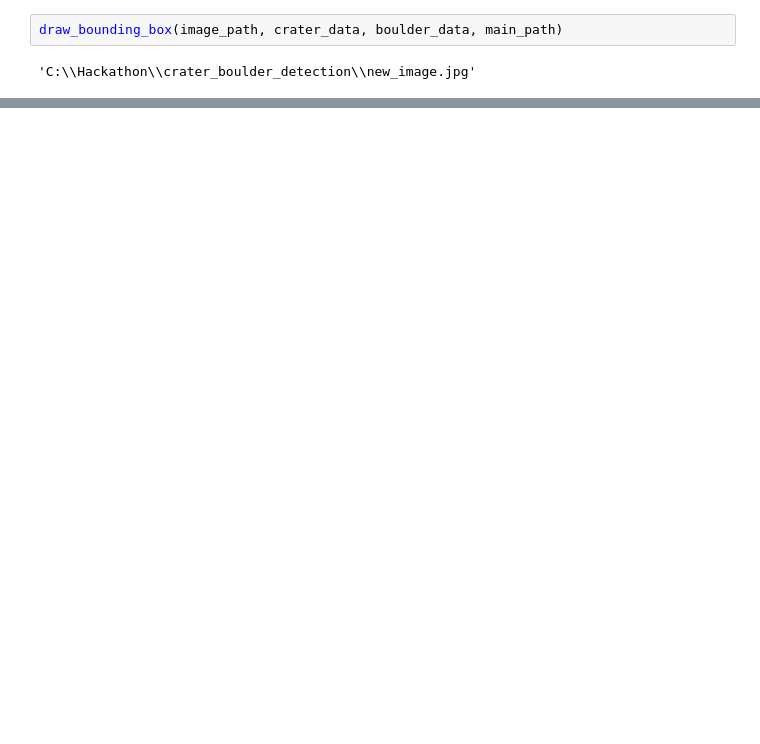
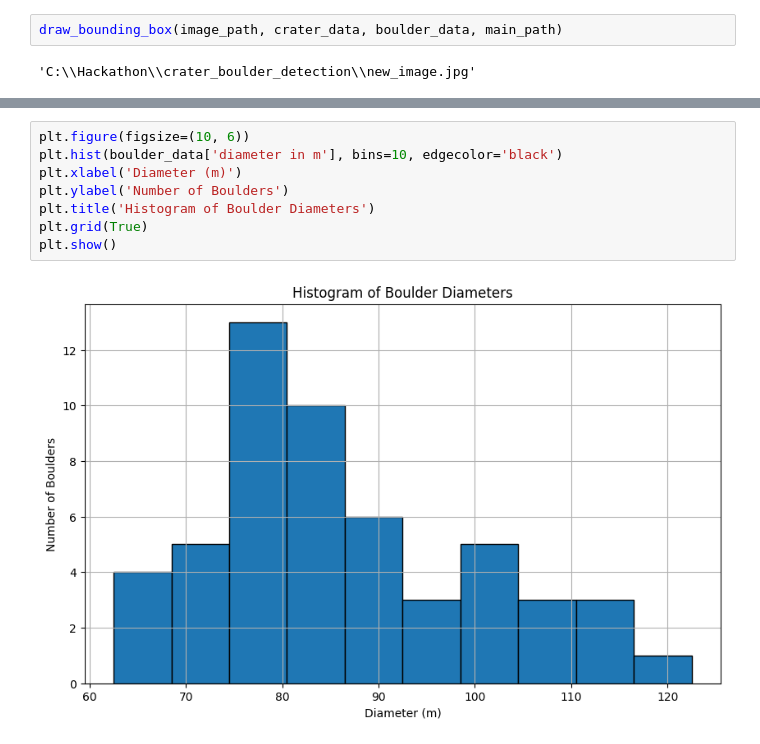
Before and after one commit to Rounaksondawale/OHRC_image_crater_and_boulder_detection, a Jupyter notebook: OHRC_image_crater_and_boulder_detection.ipynb, the cells around one changed output, grey strips where cells are left out. Cells and saved outputs as stored; diff of their text form; blank space fills up the shorter version.

```diff
--- a/OHRC_image_crater_and_boulder_detection.ipynb
+++ b/OHRC_image_crater_and_boulder_detection.ipynb
@@ -334,0 +320,10 @@ draw_bounding_box(image_path, crater_data, boulder_data, main_path)
+# %%
+plt.figure(figsize=(10, 6))
+plt.hist(boulder_data['diameter in m'], bins=10, edgecolor='black')
+plt.xlabel('Diameter (m)')
+plt.ylabel('Number of Boulders')
+plt.title('Histogram of Boulder Diameters')
+plt.grid(True)
+plt.show()
+# %% [output]
+[figure, added]
```
Also changed, not shown: parts of 6 cells of this notebook.
